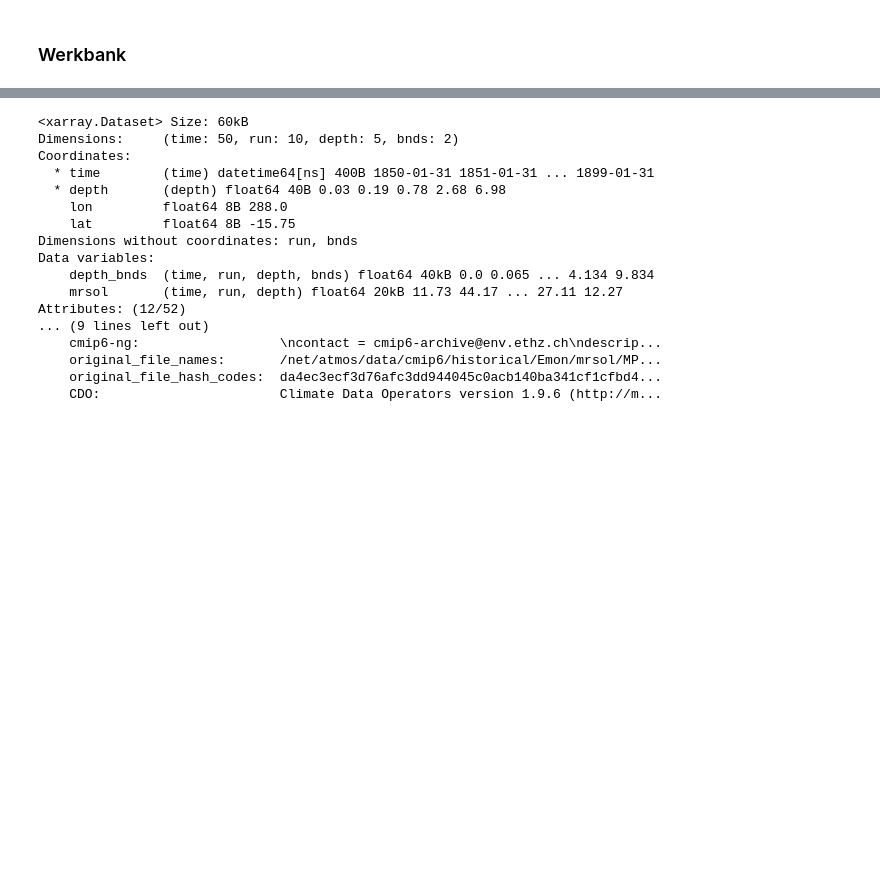
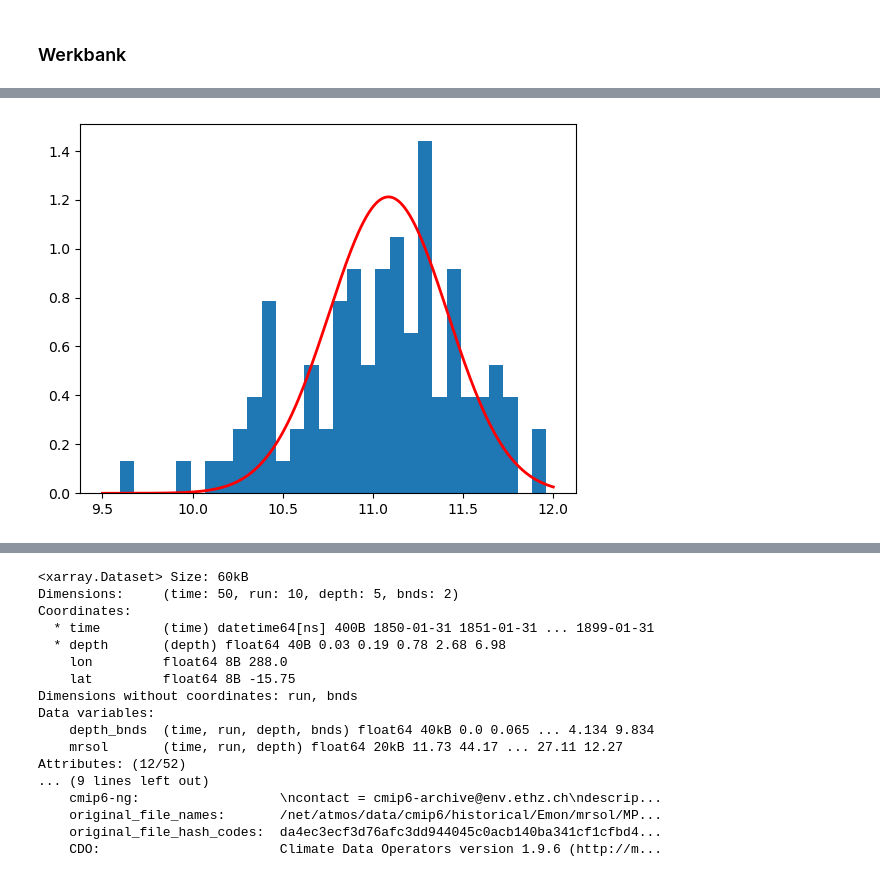
Before and after one commit to pjunghans1234/bachelorarbeit, a Jupyter notebook: Play_forest_regressor.ipynb, the cells around one changed output, grey strips where cells are left out. Cells and saved outputs as stored; diff of their text form; code cells hidden in the pictures; blank space fills up the shorter version.

```diff
--- a/Play_forest_regressor.ipynb
+++ b/Play_forest_regressor.ipynb
@@ -49,0 +83,5 @@ importlib.reload(Play.distribution_analise)
+# %%
+residuals = Play.distribution_analise.single_total_histogramm_res(number_of_runs=3)
+fig, ax = Play.distribution_analise.single_total_histogramm_plot(residuals)
+# %%
+lin_regr = Play.distribution_analise.single_total_histogramm_regr(number_of_runs=3)
@@ -49,0 +108,3 @@ importlib.reload(Play.distribution_analise)
+# %%
+importlib.reload(Play.shape_data)
+input,  res = Play.shape_data.res_to_features(residuals)
@@ -49,0 +150,3 @@ importlib.reload(Play.distribution_analise)
+# %%
+var_regr = LinearRegression()
+var_regr.fit(input,res**2)
@@ -49,0 +248,9 @@ importlib.reload(Play.distribution_analise)
+# %%
+x_pdf = np.linspace(9.50, 12, 500)
+norm_pdf = norm.pdf(x_pdf,lin_regr.predict([[285,0.00008]])[0] ,np.sqrt(var_regr.predict([[285,0.00008]])[0]))
+
+
+plt.plot(x_pdf, norm_pdf, 'r-', lw=2)
+plt.show()
+# %% [output]
+[figure, added]
```
Also changed, not shown: parts of 30 cells of this notebook, 2 other files.
